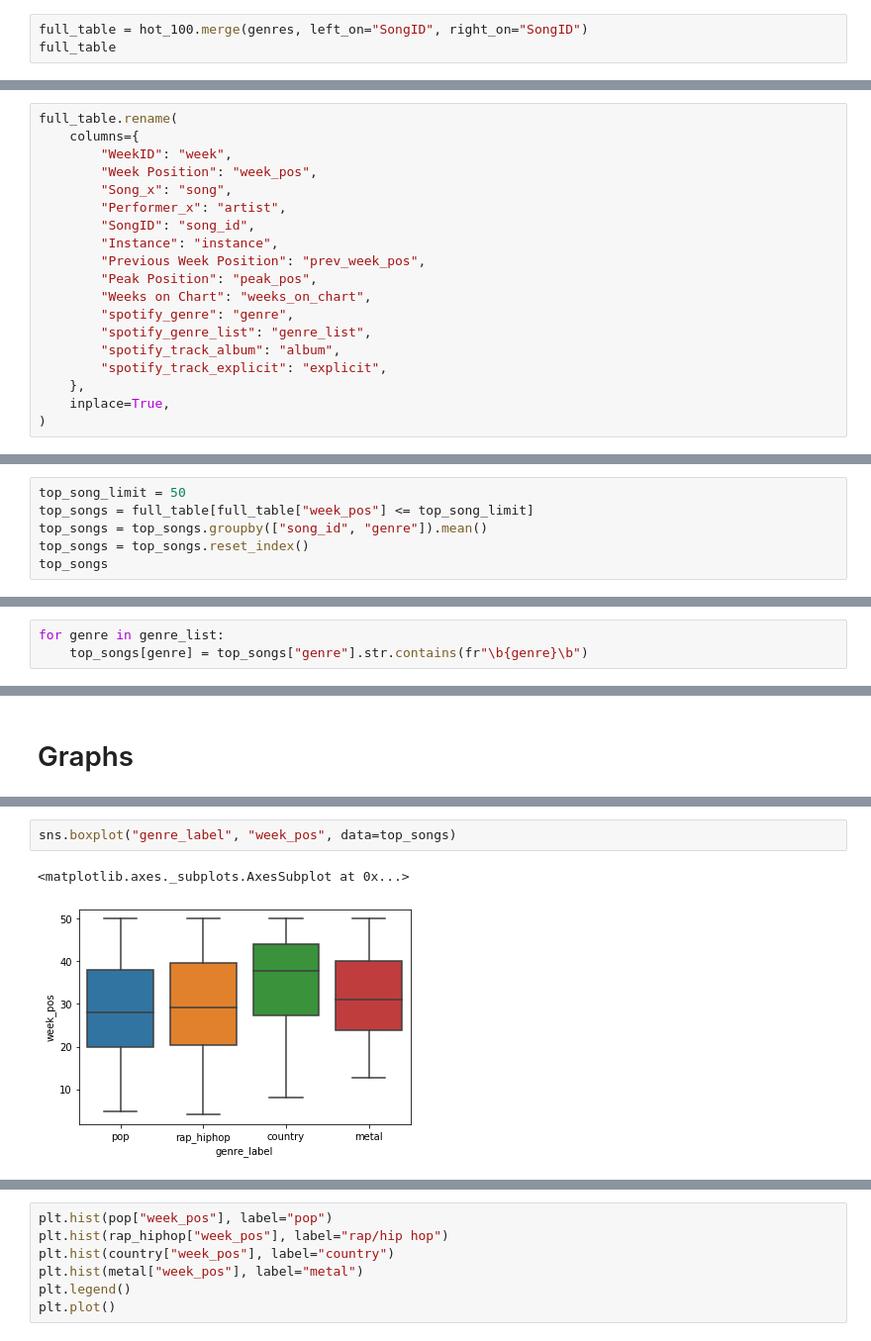
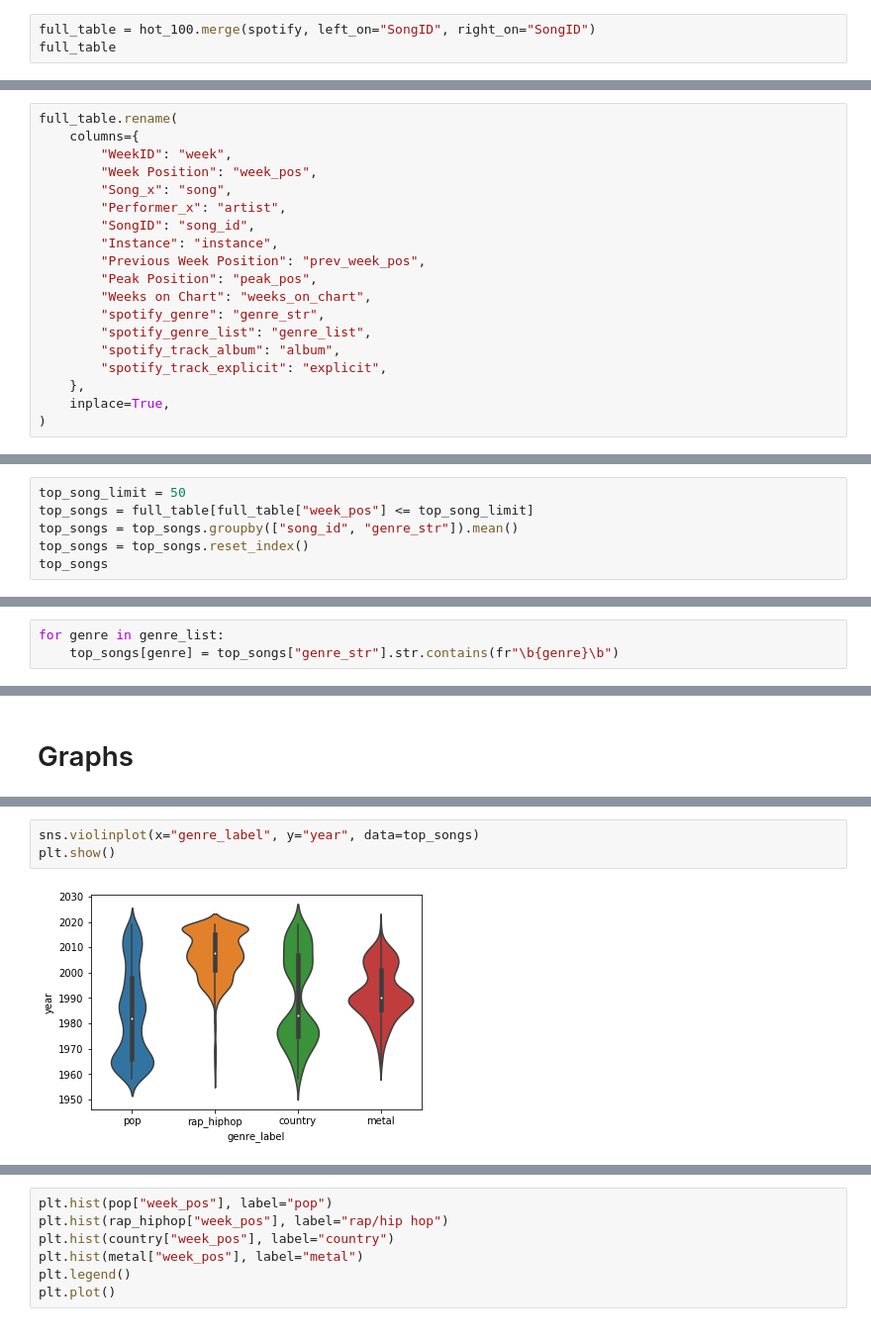
Before and after one commit to ssmcnatt/experimental-design-cap01, a Jupyter notebook: experimental-analysis.ipynb, the cells around one changed output, grey strips where cells are left out. Shown at 99% size. Drawn from its saved outputs; the diff is of its cells as text.

```diff
--- a/experimental-analysis.ipynb
+++ b/experimental-analysis.ipynb
@@ -179,7 +177,7 @@ genres = genres.astype({"spotify_track_explicit": int})
 # %% [markdown]
 # Join the 2 tables
 # %%
-full_table = hot_100.merge(genres, left_on="SongID", right_on="SongID")
+full_table = hot_100.merge(spotify, left_on="SongID", right_on="SongID")
 full_table
 # %% [output]
 |  | WeekID | Week Position | Song_x | Performer_x | SongID | Instance | Previous Week Position | Peak Position | ... |
@@ -214,7 +212,7 @@ full_table.rename(
         "Previous Week Position": "prev_week_pos",
         "Peak Position": "peak_pos",
         "Weeks on Chart": "weeks_on_chart",
-        "spotify_genre": "genre",
+        "spotify_genre": "genre_str",
         "spotify_genre_list": "genre_list",
         "spotify_track_album": "album",
         "spotify_track_explicit": "explicit",
@@ -255,7 +253,7 @@ full_table.groupby("explicit").count()
 # %%
 top_song_limit = 50
 top_songs = full_table[full_table["week_pos"] <= top_song_limit]
-top_songs = top_songs.groupby(["song_id", "genre"]).mean()
+top_songs = top_songs.groupby(["song_id", "genre_str"]).mean()
 top_songs = top_songs.reset_index()
 top_songs
 # %% [output]
@@ -279,7 +277,7 @@ genre_list = ["rap", "hip hop", "metal", "country", "pop"]
 [interactive output not drawn]
 # %%
 for genre in genre_list:
-    top_songs[genre] = top_songs["genre"].str.contains(fr"\b{genre}\b")
+    top_songs[genre] = top_songs["genre_str"].str.contains(fr"\b{genre}\b")
 # %% [output]
 [interactive output not drawn]
 # %%
@@ -308,6 +312,6 @@ metal = top_songs[top_songs["genre_label"] == "metal"]
 # %%
-sns.boxplot("genre_label", "week_pos", data=top_songs)
+sns.violinplot(x="genre_label", y="year", data=top_songs)
+plt.show()
 # %% [output]
-<matplotlib.axes._subplots.AxesSubplot at 0x...>
-[figure, old version]
+[figure, new version]
 [interactive output not drawn]
```
Also changed, not shown: parts of 40 cells of this notebook.
